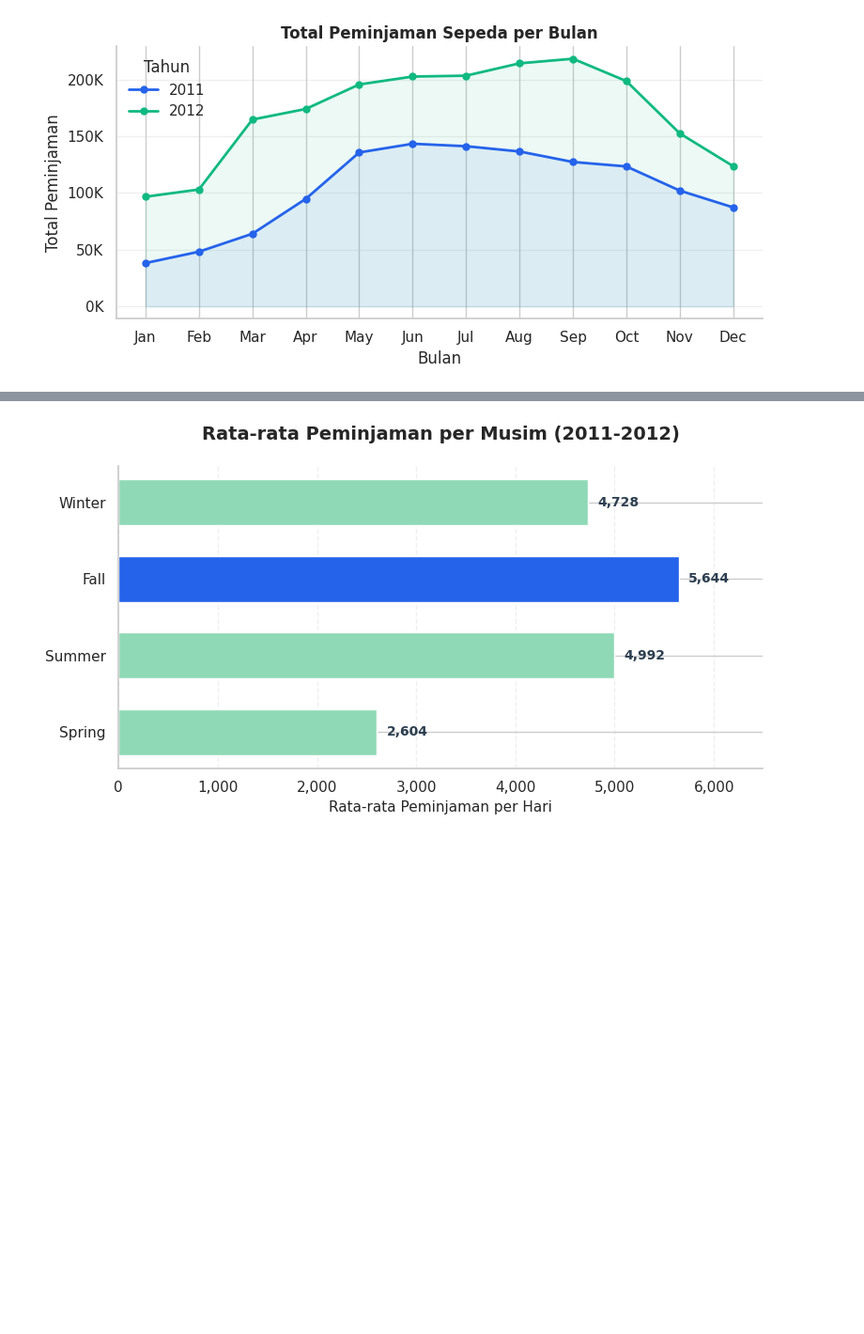
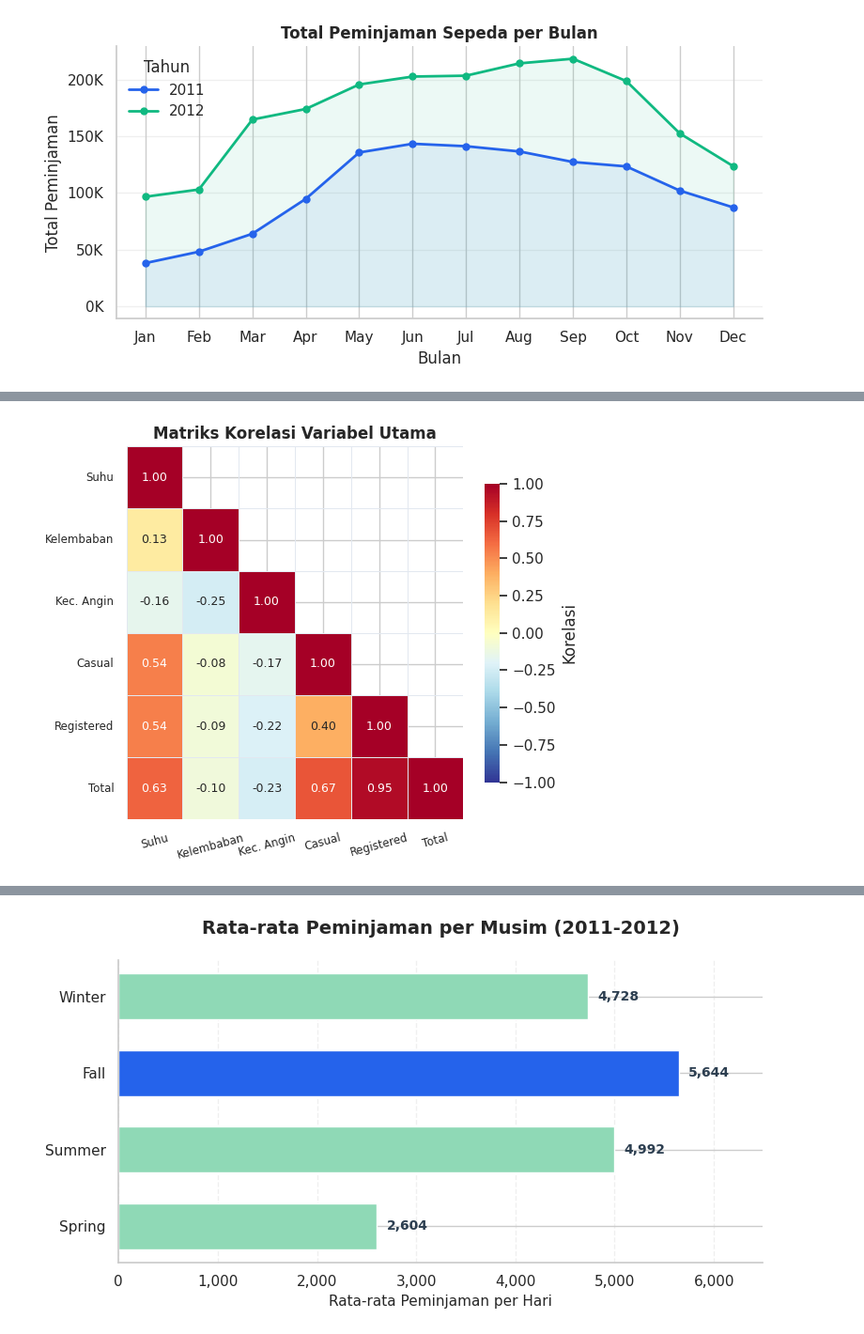
Before and after one commit to pratama-dev/bike-sharing-analytics-dashboard, a Jupyter notebook: notebook.ipynb, the cells around one changed output, grey strips where cells are left out. Shown at 94% size. Drawn from its saved outputs; the diff is of its cells as text; code cells hidden in the pictures; blank space fills up the shorter version.

```diff
--- a/notebook.ipynb
+++ b/notebook.ipynb
@@ -367,0 +419,27 @@ plt.show()
+# %%
+day_df["temp_c"]  = day_df["temp"] * 41
+day_df["hum_pct"] = day_df["hum"]  * 100
+day_df["wind_kmh"]= day_df["windspeed"] * 67
+
+corr_cols  = ["temp_c", "hum_pct", "wind_kmh", "casual", "registered", "cnt"]
+col_labels = ["Suhu", "Kelembaban", "Kec. Angin", "Casual", "Registered", "Total"]
+
+corr_matrix = day_df[corr_cols].corr()
+mask        = np.triu(np.ones_like(corr_matrix, dtype=bool), k=1)
+
+fig, ax = plt.subplots(figsize=(6, 5))
+sns.heatmap(
+    corr_matrix, mask=mask, ax=ax,
+    annot=True, fmt=".2f", annot_kws={"size": 9},
+    cmap="RdYlBu_r", center=0, vmin=-1, vmax=1,
+    xticklabels=col_labels, yticklabels=col_labels,
+    linewidths=0.5, linecolor="#E2E8F0",
+    cbar_kws={"shrink": 0.8, "label": "Korelasi"}
+)
+ax.set_title("Matriks Korelasi Variabel Utama", fontweight="bold")
+ax.tick_params(axis="x", labelsize=8.5, rotation=15)
+ax.tick_params(axis="y", labelsize=8.5, rotation=0)
+plt.tight_layout()
+plt.show()
+# %% [output]
+[figure, added]
```
Also changed, not shown: parts of 18 cells of this notebook.
